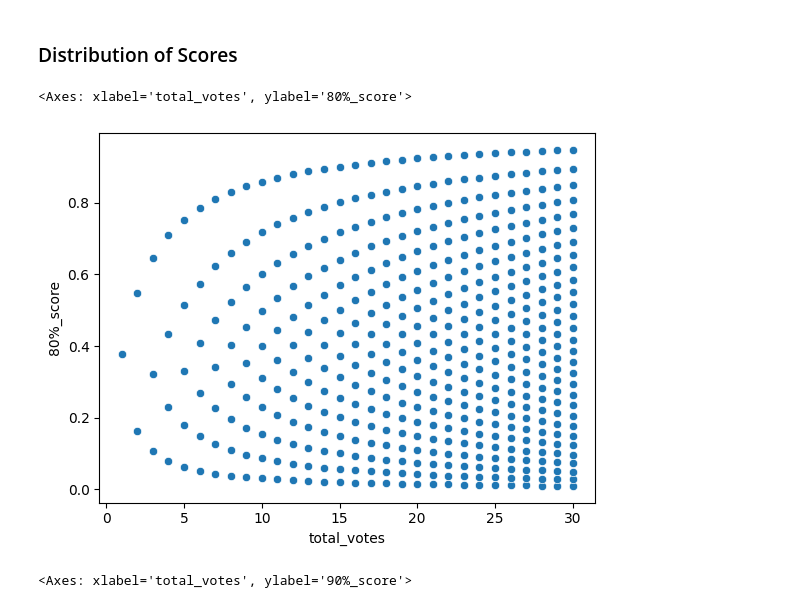
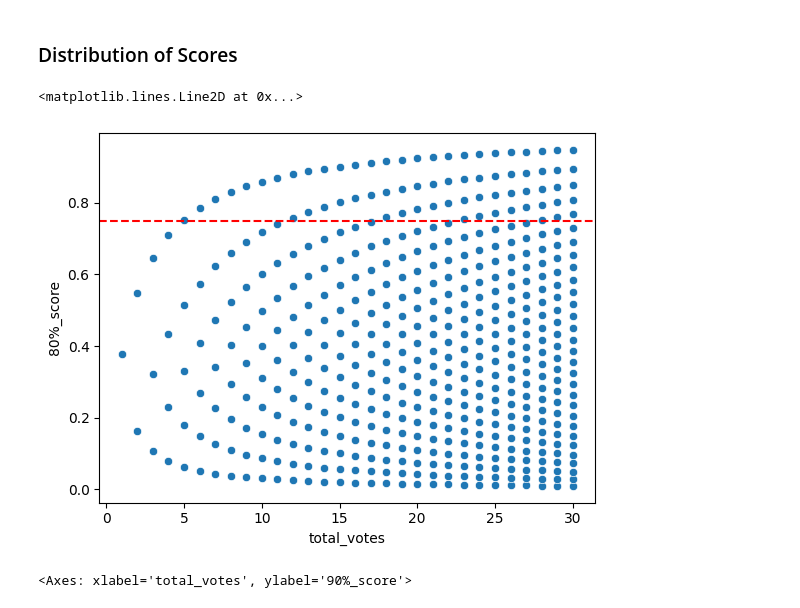
Before and after one commit to aureliobarrios/machine-learning, a Jupyter notebook: notebooks/reddit-algorithm.ipynb, the cells around one changed output. Cells and saved outputs as stored; diff of their text form; code cells hidden in the pictures.

Commit message:
algo plots

```diff
--- a/notebooks/reddit-algorithm.ipynb
+++ b/notebooks/reddit-algorithm.ipynb
@@ -234,11 +234,14 @@ for total_votes in range(1, 31):
 #build dataframe from data
 df = pd.DataFrame.from_dict(data_dic, orient='index',
         columns=["total_votes", "upvotes", "downvotes", "80%_score", "90%_score"])
-# %%
-sns.scatterplot(data=df, x="total_votes", y="80%_score")
-# %% [output]
-<Axes: xlabel='total_votes', ylabel='80%_score'>
-[figure, removed]
+# %%
+#plot score journey plot
+ax = sns.scatterplot(data=df, x="total_votes", y="80%_score")
+#plot horizontal plot at 75 score
+ax.axhline(0.75, ls='--', color='red')
+# %% [output]
+<matplotlib.lines.Line2D at 0x...>
+[figure, added]
 # %%
 sns.scatterplot(data=df, x="total_votes", y="90%_score")
 # %% [output]
```
